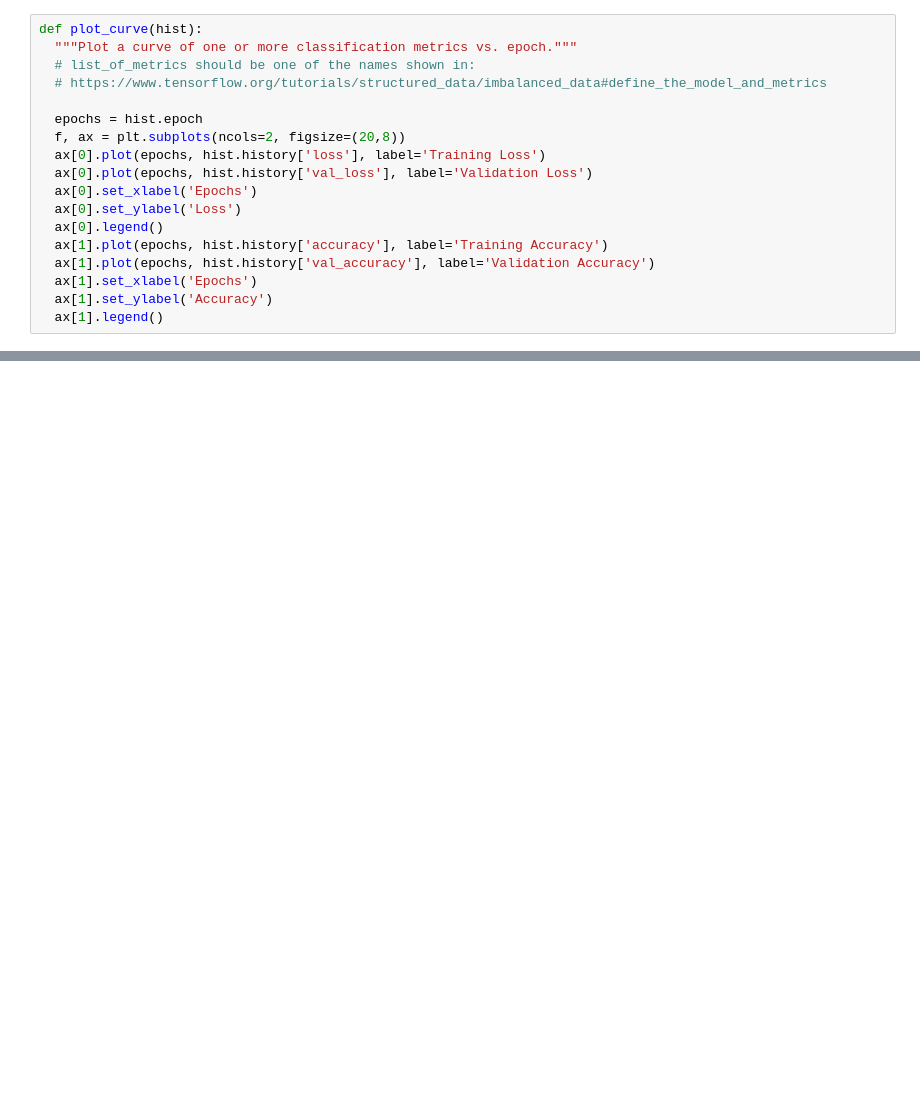
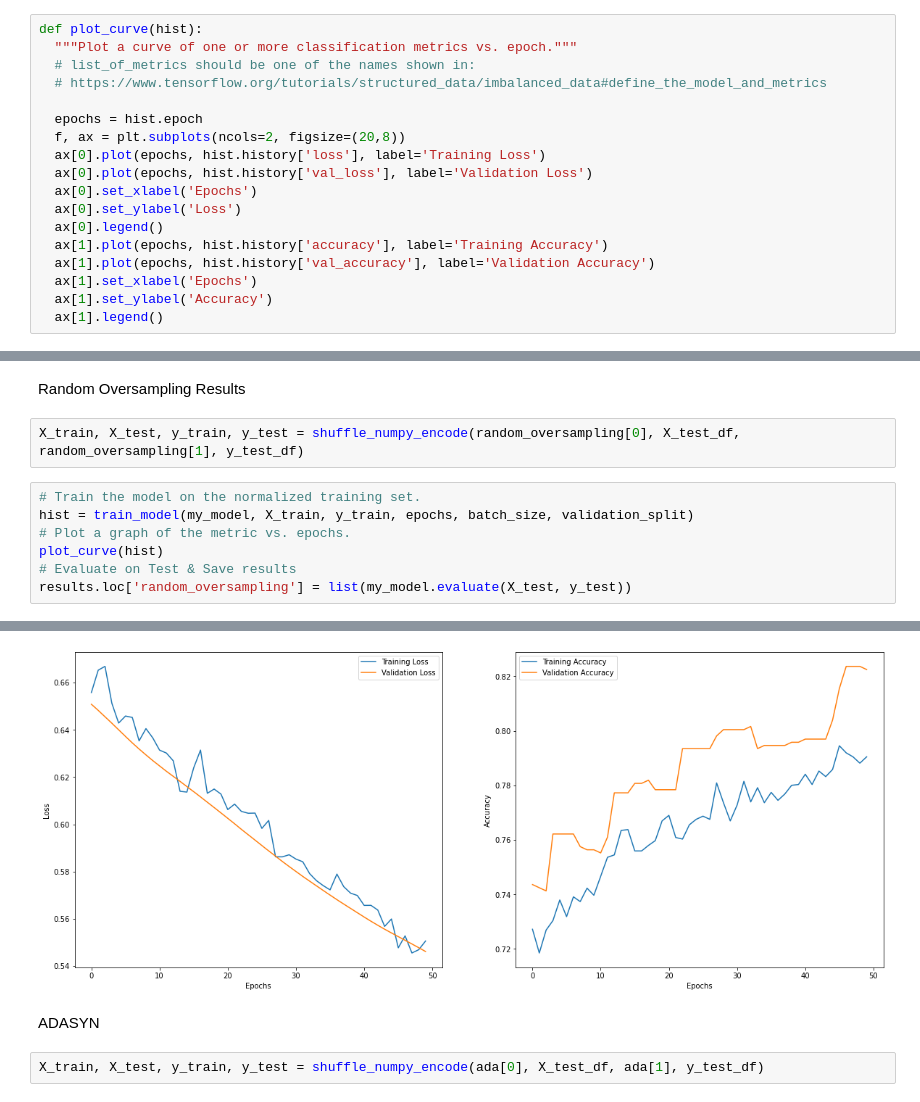
Before and after one commit to yeonatalie/bt4222-ml-sp500, a Jupyter notebook: nn.ipynb, the cells around one changed output, grey strips where cells are left out. Cells and saved outputs as stored; diff of their text form; blank space fills up the shorter version.

Commit message:
nn oversampling, target 3% and 5%

```diff
--- a/nn.ipynb
+++ b/nn.ipynb
@@ -159,0 +206,12 @@ dtype: float32
+# %% [markdown]
+Random Oversampling Results
+# %%
+X_train, X_test, y_train, y_test = shuffle_numpy_encode(random_oversampling[0], X_test_df, random_oversampling[1], y_test_df)
+# %%
+# Train the model on the normalized training set.
+hist = train_model(my_model, X_train, y_train, epochs, batch_size, validation_split)
+# Plot a graph of the metric vs. epochs.
+plot_curve(hist)
+# Evaluate on Test & Save results
+results.loc['random_oversampling'] = list(my_model.evaluate(X_test, y_test))
+# %% [output]
@@ -159,0 +219,5 @@ dtype: float32
+[figure, added]
+# %% [markdown]
+ADASYN
+# %%
+X_train, X_test, y_train, y_test = shuffle_numpy_encode(ada[0], X_test_df, ada[1], y_test_df)
```
Also changed, not shown: parts of 27 cells of this notebook, 1 other file.
